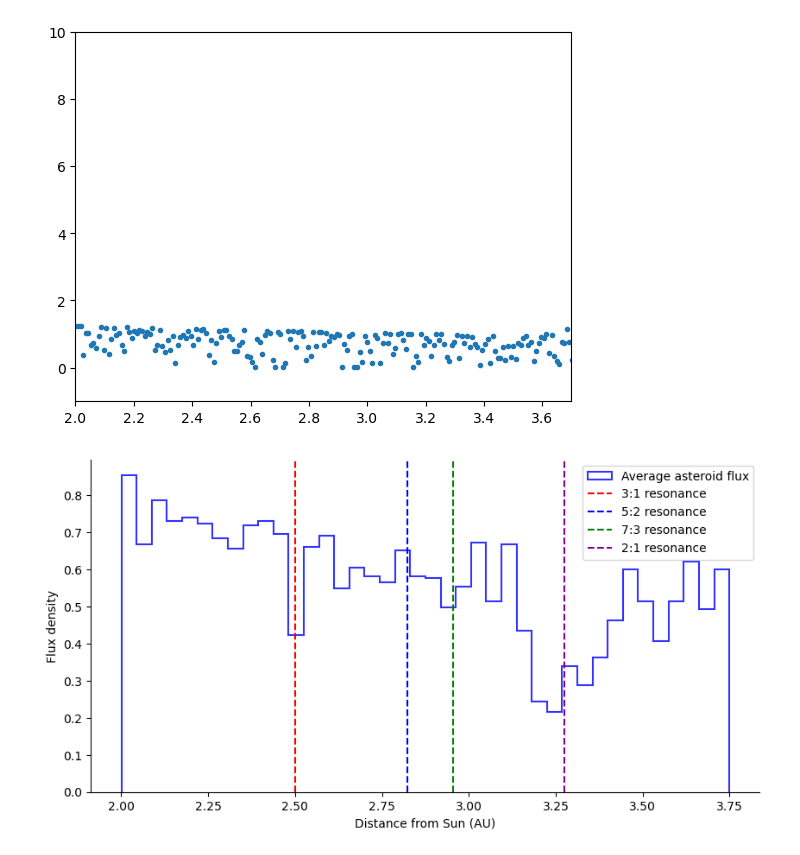
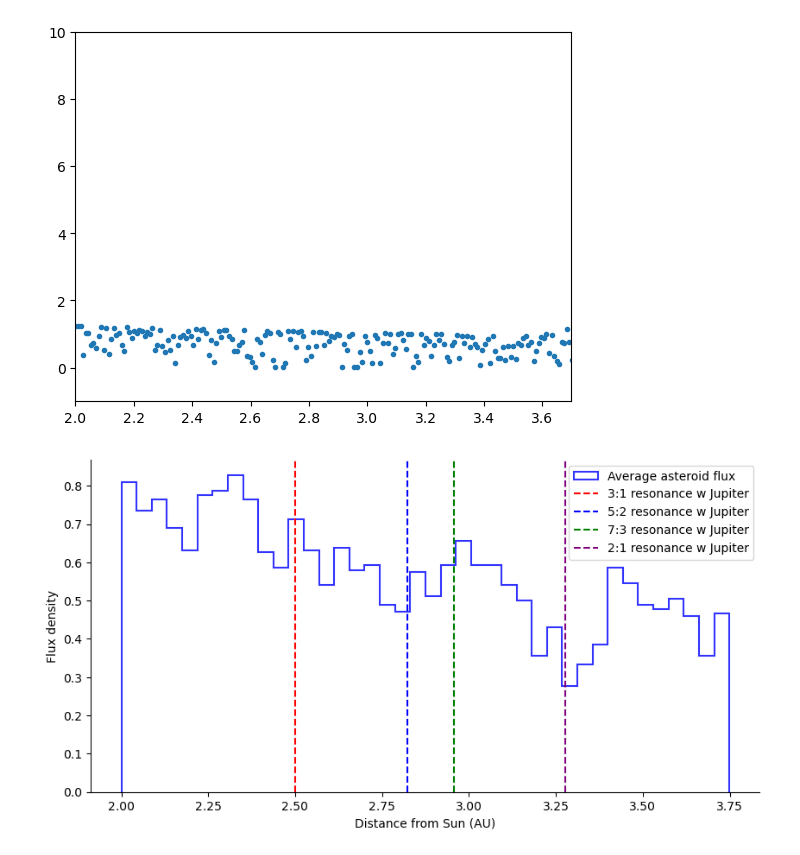
Before and after one commit to JakobSchauser/MscPhysics, a Jupyter notebook: ComputationalAstrophysics/Exam/trying_own_way.ipynb, the cells around one changed output. Saved outputs shown, nothing was run; the diff lists cells and outputs as text; code cells hidden in the pictures.

```diff
--- a/ComputationalAstrophysics/Exam/trying_own_way.ipynb
+++ b/ComputationalAstrophysics/Exam/trying_own_way.ipynb
@@ -564,7 +567,7 @@ plt.ylim(-1,10)
 (-1.0, 10.0)
 [figure]
 # %%
-last_n = 9999999
+last_n = 9999
 
 xx = all_positions[-last_n:,:,0]
 yy = all_positions[-last_n:,:,1]
@@ -578,20 +581,20 @@ yy = yy[(yy < 0.01)*(yy > -0.01)]
 # %%
 fig, ax = plt.subplots(figsize=(10,5))
 
 ax.hist(xx, bins=40,  alpha=.8, density=True,histtype='step', label = "Average asteroid flux", color = "blue", align='mid', lw = 1.5)
 
 names =  ["2:1",   "7:3",  "5:2","3:1"][::-1]
 colors = ["red", "blue", "green", "purple"]
 
 for name, color, frac in zip(names, colors, [1/3,  2/5, 3/7, 1/2]):
     distance = a_from_P(P_jupiter*frac)
 
-    ax.axvline(distance, ls = '--',color=color,label = name + " resonance")
+    ax.axvline(distance, ls = '--',color=color,label = name + " resonance w Jupiter")
 
 ax.set_xlabel("Distance from Sun (AU)")
 ax.set_ylabel("Flux density")
 ax.legend()
 sns.despine()
 plt.show()
 # %% [output]
-[figure, old version]
+[figure, new version]
```
Also changed, not shown: parts of 2 cells of this notebook, 2 other files.
